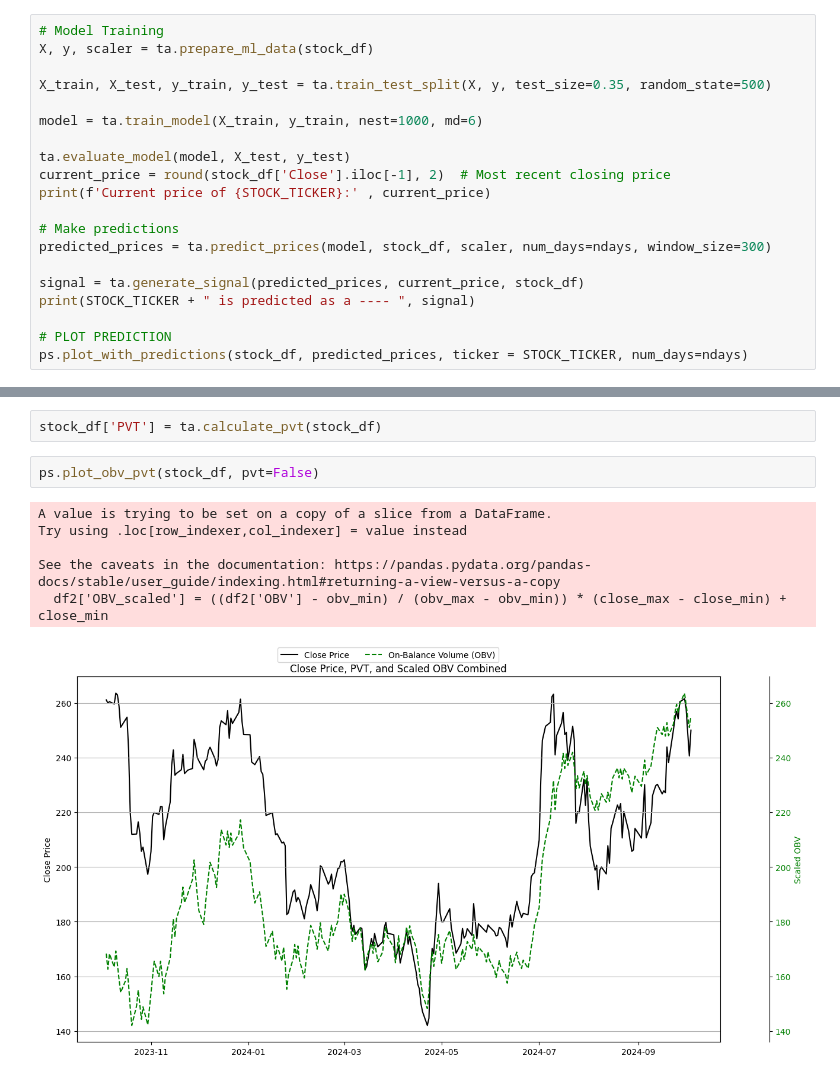
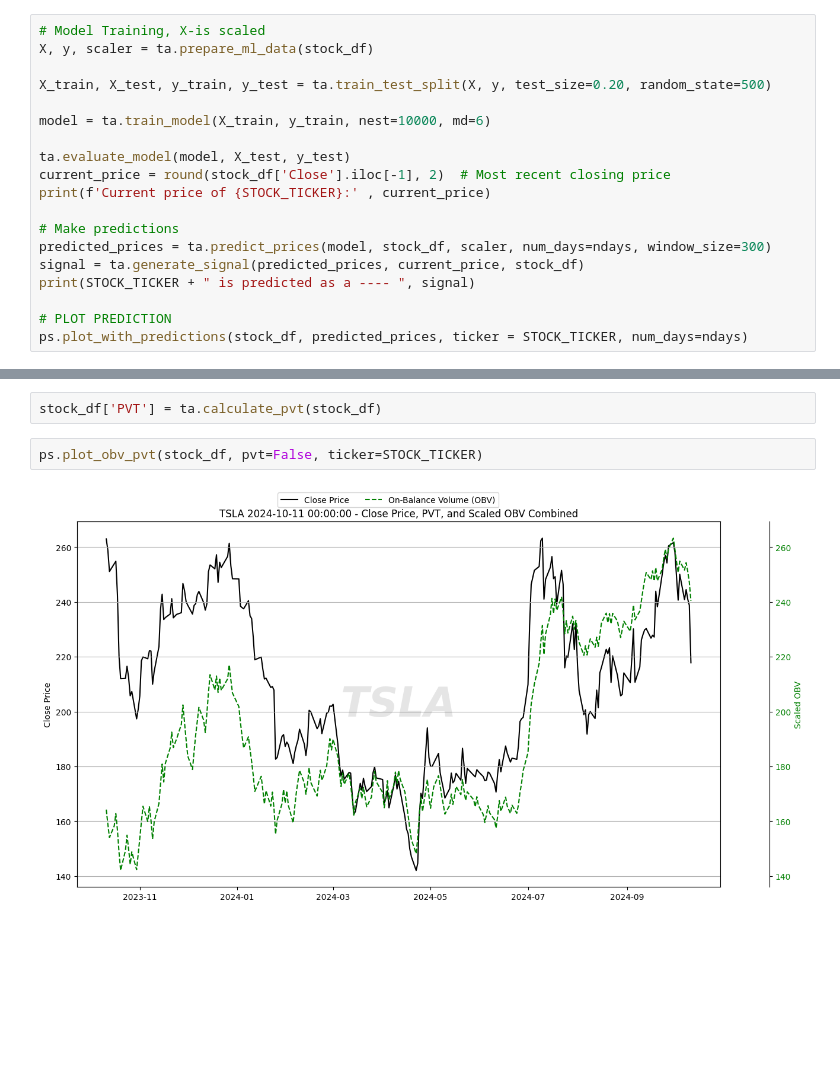
Before and after one commit to farrukhdGB/StocksML, a Jupyter notebook: stocks_TA_Price_ChatGPT.IPYNB, the cells around one changed output, grey strips where cells are left out. Saved outputs shown, nothing was run; the diff lists cells and outputs as text; blank space fills up the shorter version.

```diff
--- a/stocks_TA_Price_ChatGPT.IPYNB
+++ b/stocks_TA_Price_ChatGPT.IPYNB
@@ -16,12 +16,12 @@ stock_df = ta.add_candlestickpatterns(stock_df)
 # %% [output]
 [*********************100%%**********************]  1 of 1 completed
 # %%
-# Model Training
+# Model Training, X-is scaled
 X, y, scaler = ta.prepare_ml_data(stock_df)
 
-X_train, X_test, y_train, y_test = ta.train_test_split(X, y, test_size=0.35, random_state=500)
+X_train, X_test, y_train, y_test = ta.train_test_split(X, y, test_size=0.20, random_state=500)
 
-model = ta.train_model(X_train, y_train, nest=1000, md=6)
+model = ta.train_model(X_train, y_train, nest=10000, md=6)
 
 ta.evaluate_model(model, X_test, y_test)
 current_price = round(stock_df['Close'].iloc[-1], 2)  # Most recent closing price
@@ -29,7 +29,6 @@ print(f'Current price of {STOCK_TICKER}:' , current_price)
 
 # Make predictions
 predicted_prices = ta.predict_prices(model, stock_df, scaler, num_days=ndays, window_size=300)
-
 signal = ta.generate_signal(predicted_prices, current_price, stock_df)
 print(STOCK_TICKER + " is predicted as a ---- ", signal)
 
@@ -45,11 +37,6 @@ Predicted (min, max): 251.3781, 271.2884
 # %%
 stock_df['PVT'] = ta.calculate_pvt(stock_df)
 # %%
-ps.plot_obv_pvt(stock_df, pvt=False)
+ps.plot_obv_pvt(stock_df, pvt=False, ticker=STOCK_TICKER)
 # %% [output]
-A value is trying to be set on a copy of a slice from a DataFrame.
-Try using .loc[row_indexer,col_indexer] = value instead
-
-See the caveats in the documentation: https://pandas.pydata.org/pandas-docs/stable/user_guide/indexing.html#returning-a-view-versus-a-copy
-  df2['OBV_scaled'] = ((df2['OBV'] - obv_min) / (obv_max - obv_min)) * (close_max - close_min) + close_min
-[figure, old version]
+[figure, new version]
```
Also changed, not shown: parts of 1 cell of this notebook, 3 other files.
